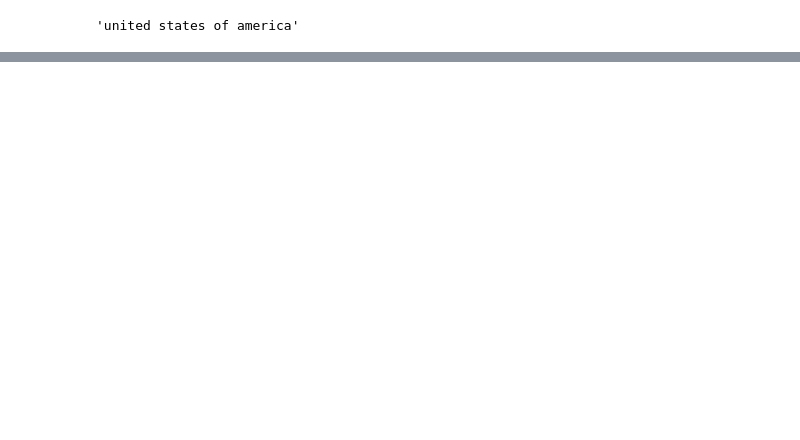
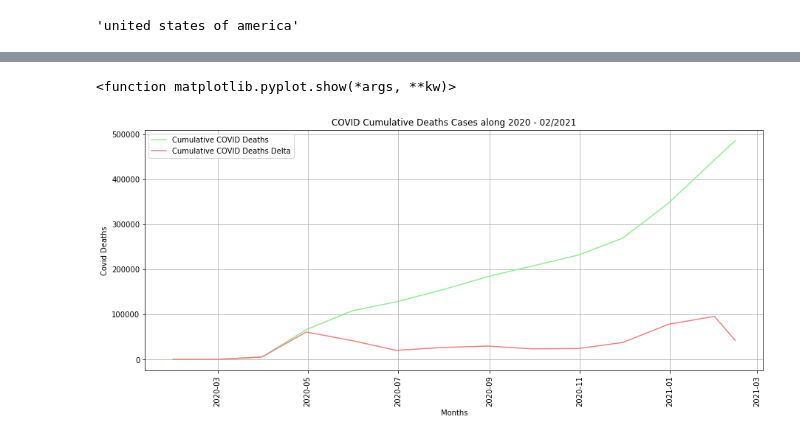
Before and after one commit to Rcidm1994/Project1, a Jupyter notebook: DS_6_Countrie'sFinances.ipynb, the cells around one changed output, grey strips where cells are left out. Drawn from its saved outputs; the diff is of its cells as text; code cells hidden in the pictures; blank space fills up the shorter version.

```diff
--- a/DS_6_Countrie'sFinances.ipynb
+++ b/DS_6_Countrie'sFinances.ipynb
@@ -117,0 +205,17 @@ usa = dfusa.resample
+# %%
+x_axis = usa1['Date']
+d_axis = usa1['Deaths']
+dd_axis = usa1['Deaths Delta']
+plt.figure(figsize=(15,6))
+plt.plot(x_axis, d_axis, color = 'lightgreen', label = 'Cumulative COVID Deaths')
+plt.plot(x_axis, dd_axis, color = 'lightcoral', label = 'Cumulative COVID Deaths Delta')
+plt.xlabel('Months')
+plt.ylabel('Covid Deaths')
+plt.xticks(rotation='vertical')
+plt.title('COVID Cumulative Deaths Cases along 2020 - 02/2021')
+plt.grid()
+plt.legend()
+plt.show
+# %% [output]
+<function matplotlib.pyplot.show(*args, **kw)>
+[figure, added]
```
Also changed, not shown: parts of 14 cells of this notebook, 1 other file.
